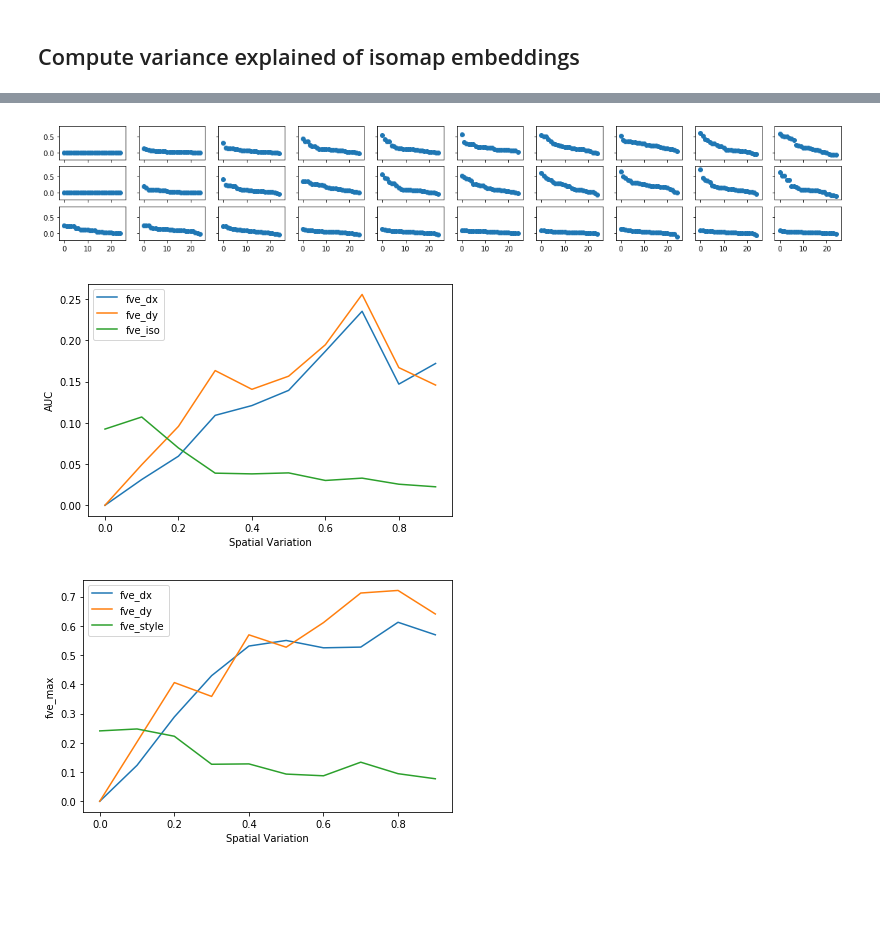
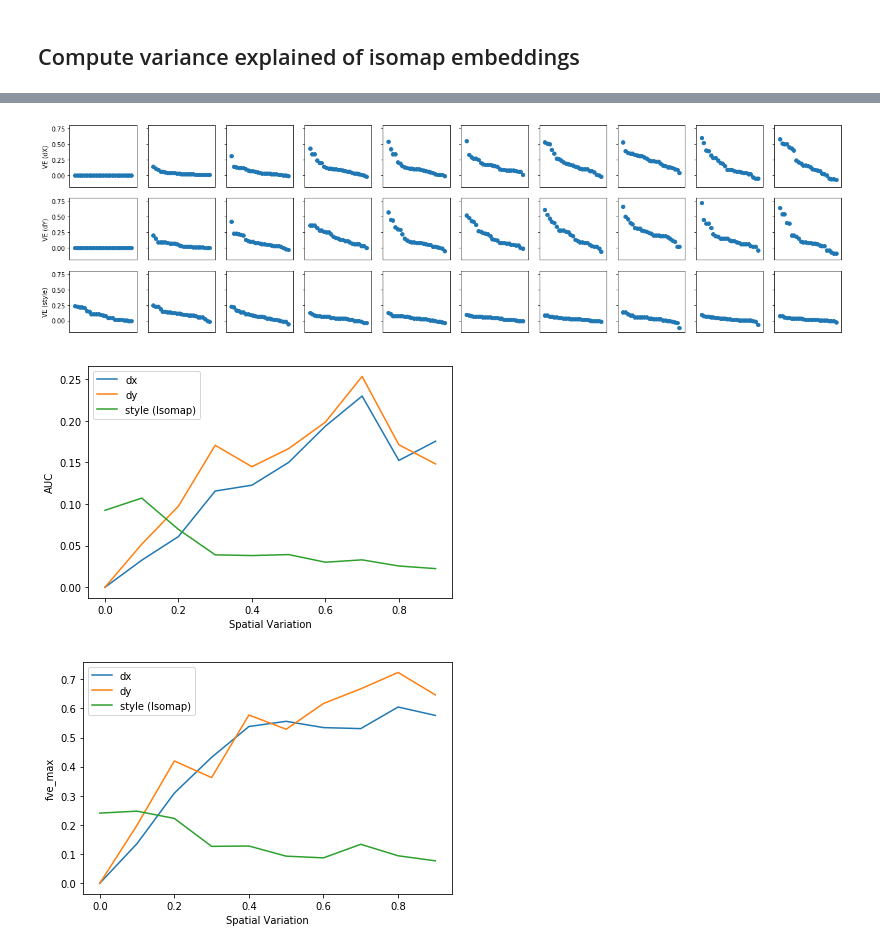
Before and after one commit to elijahc/vae, a Jupyter notebook: notebooks/location_var_vs_fve.ipynb, the cells around one changed output, grey strips where cells are left out. Saved outputs shown, nothing was run; the diff lists cells and outputs as text; code cells hidden in the pictures; blank space fills up the shorter version.

Commit message:
updated notebooks and figures

```diff
--- a/notebooks/location_var_vs_fve.ipynb
+++ b/notebooks/location_var_vs_fve.ipynb
@@ -193,11 +195,18 @@ for z_enc in z_encodings:
 # %%
 fve_dx_norms = []
 fve_dy_norms = []
+
+z_dfs = []
 for r,z_enc in zip(runs,z_encodings):
     dxs = r.DL.dx[1]-14
     dys = r.DL.dy[1]-14
 
+    print(z_enc.shape)
     fve_dx_norm = norm_var_expl(z_enc,dxs,bins=11).mean(axis=0)
     fve_dy_norm = norm_var_expl(z_enc,dys,bins=11).mean(axis=0)
     fve_dx_norms.append(fve_dx_norm)
     fve_dy_norms.append(fve_dy_norm)
+
+    df = pd.DataFrame.from_records({'dx':dxs,'dy':dys,'z_enc':z_enc.tolist()})
+    df = df.join(fa_10_iso_df,how='left')
+    z_dfs.append(df)
@@ -212,16 +246,25 @@ isos_max = [f.max() for f in fve_isos_norm]
 # %%
-fig,axs = plt.subplots(3,10,sharex=True,sharey=True,figsize=(20,3))
+fig,axs = plt.subplots(3,10,sharex=True,sharey=True,figsize=(18,5))
 # for ax in axs.flatten():
 #     ax.set_ylim(0,1)
 for fx,fy,fisos,i in zip(fve_dx_norms,fve_dy_norms,fve_isos_norm,np.arange(10)):
     axs[0,i].scatter(np.arange(25),sorted(fx,reverse=True))
     axs[1,i].scatter(np.arange(25),sorted(fy,reverse=True))
     axs[2,i].scatter(np.arange(25),sorted(fisos,reverse=True))
 
+
+    axs[0,0].set_ylabel('VE (dX)')
+    axs[1,0].set_ylabel('VE (dY)')
+    axs[2,0].set_ylabel('VE (style)')
+
+    for ax in axs[2]:
+        ax.set_xticks([])
+plt.tight_layout()
 #     ax.set_yscale('log')
 #     ax.set_ylim(0,1)
+plt.savefig('../figures/2019-01-28/unit_fve_waterfall.png')
 # %% [output]
-[figure, old version]
+[figure, new version]
 # %%
 plt.plot(trans_amt,dx_auc)
 plt.plot(trans_amt,dy_auc)
@@ -229,7 +272,7 @@ plt.plot(trans_amt,iso_auc)
 
 plt.ylabel('AUC')
 plt.xlabel('Spatial Variation')
-plt.legend(['fve_dx','fve_dy','fve_iso'])
+plt.legend(['dx','dy','style (Isomap)'])
 plt.tight_layout()
 fig_filename = 'auc_vs_spatial_variation.png'
 fig_fp = '../figures/2019-01-28/'+fig_filename
@@ -237,17 +280,17 @@ plt.savefig(fig_fp)
 #     ax.set_yscale('log')
 #     ax.set_ylim(0,1)
 # %% [output]
-[figure, old version]
+[figure, new version]
 # %%
 plt.plot(trans_amt,dx_max)
 plt.plot(trans_amt,dy_max)
 plt.plot(trans_amt,f_isos_max)
 plt.ylabel('fve_max')
 plt.xlabel('Spatial Variation')
-plt.legend(['fve_dx','fve_dy','fve_style'])
+plt.legend(['dx','dy','style (Isomap)'])
 plt.tight_layout()
 fig_filename = 'fve_max_vs_spatial_variation.png'
 fig_fp = '../figures/2019-01-28/'+fig_filename
 plt.savefig(fig_fp)
 # %% [output]
-[figure, old version]
+[figure, new version]
```
Also changed, not shown: parts of 12 cells of this notebook, 6 other files.
